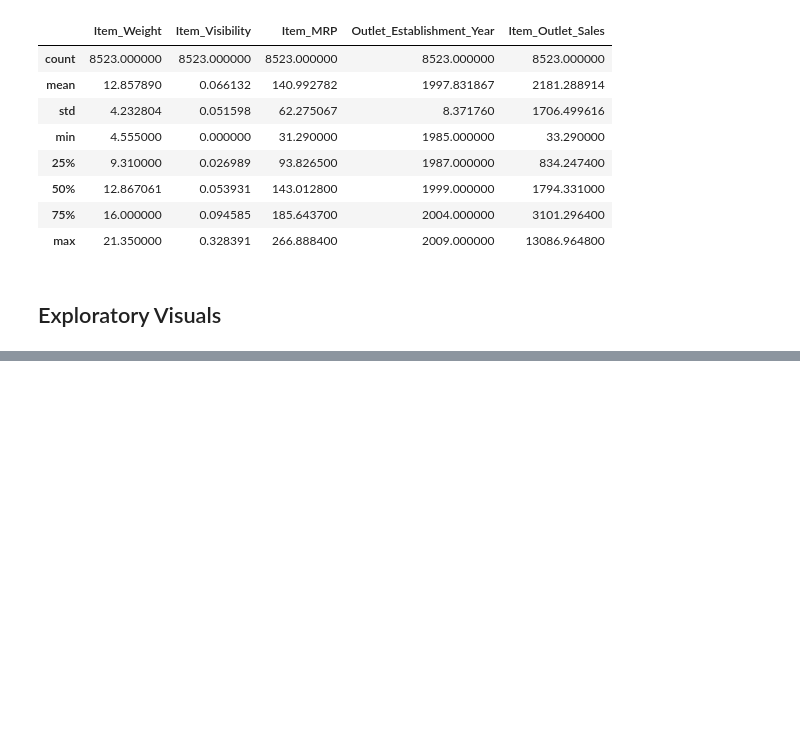
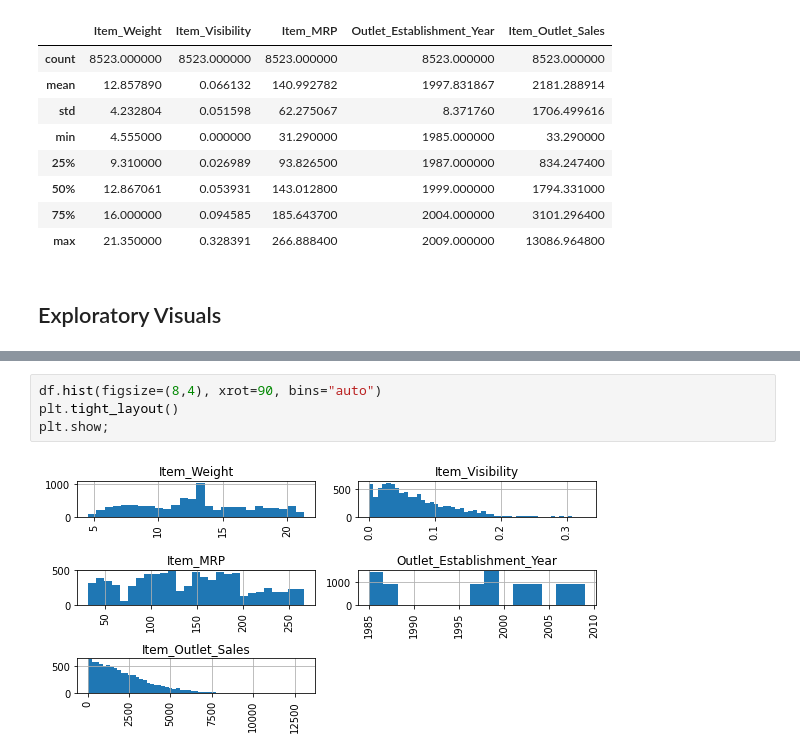
Before and after one commit to hawkeyedatatsai/food-sales-predictions, a Jupyter notebook: Heng_Tser_Tsai_Food_Sales_Predictions.ipynb, the cells around one changed output, grey strips where cells are left out. Drawn from its saved outputs; the diff is of its cells as text; blank space fills up the shorter version.

```diff
--- a/Heng_Tser_Tsai_Food_Sales_Predictions.ipynb
+++ b/Heng_Tser_Tsai_Food_Sales_Predictions.ipynb
@@ -366,0 +406,6 @@ df.describe()
+# %%
+df.hist(figsize=(8,4), xrot=90, bins="auto")
+plt.tight_layout()
+plt.show;
+# %% [output]
+[figure, added]
```
Also changed, not shown: parts of 37 cells of this notebook.
